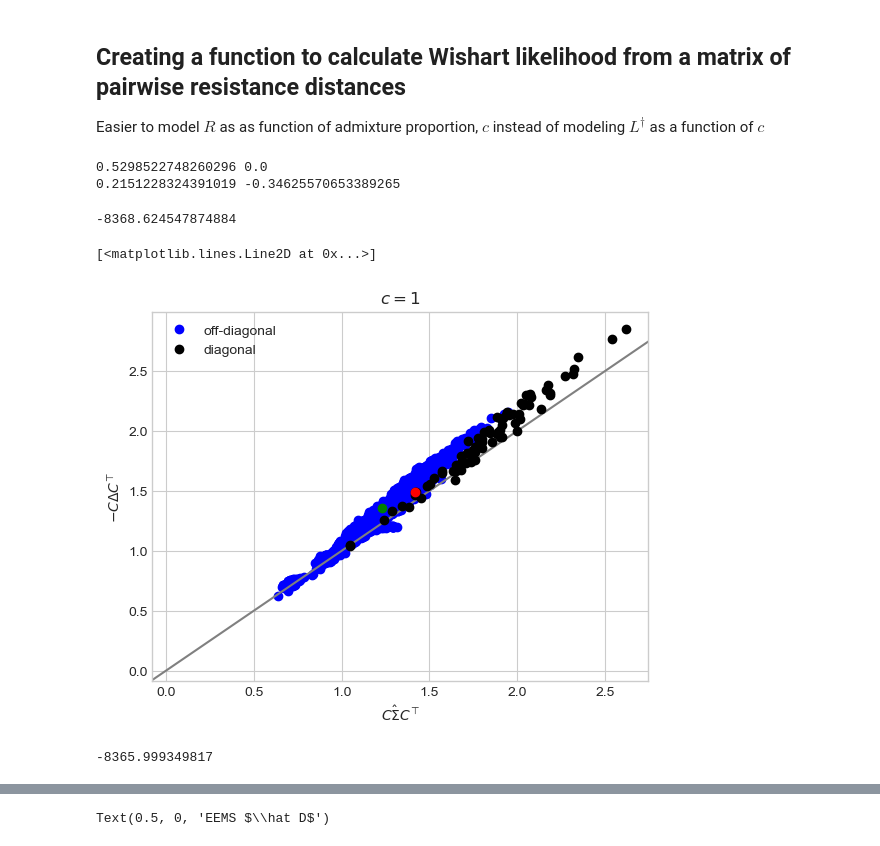
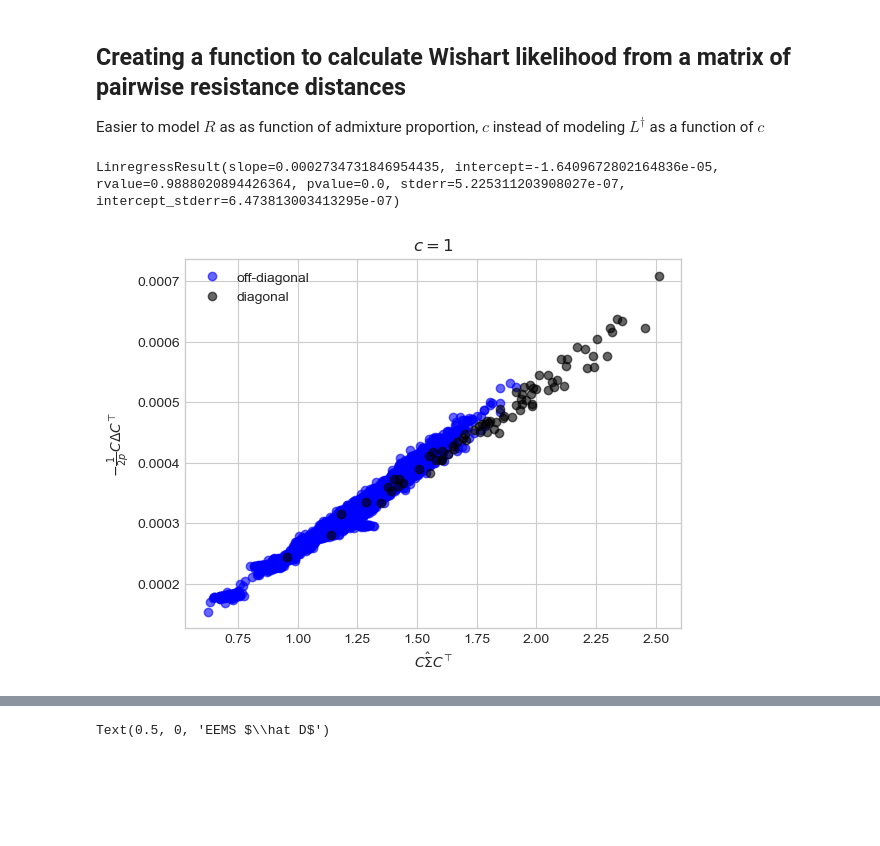
Before and after one commit to NovembreLab/feems, a Jupyter notebook: docs/notebooks/est-long-range.ipynb, the cells around one changed output, grey strips where cells are left out. Saved outputs shown, nothing was run; the diff lists cells and outputs as text; code cells hidden in the pictures; blank space fills up the shorter version.

```diff
--- a/docs/notebooks/est-long-range.ipynb
+++ b/docs/notebooks/est-long-range.ipynb
@@ -24,9 +24,8 @@ import scipy as sp
 
 # viz
 import matplotlib.pyplot as plt
-from matplotlib import gridspec
+import matplotlib as mpl
 import cartopy.crs as ccrs
-import matplotlib.colors as colors
 import seaborn as sns
 
 # feems
@@ -49,6 +48,7 @@ import allel
 plt.rcParams["font.family"] = "Arial"
 plt.rcParams["font.sans-serif"] = "Arial"
 plt.rcParams['axes.axisbelow'] = True
+plt.style.use('seaborn-whitegrid')
 # %% [output]
 The autoreload extension is already loaded. To reload it, use:
   %reload_ext autoreload
@@ -154,21 +59,22 @@ def get_FEEMS_demes_nll_w_c(sp_graph, obj, wt, q, lrn, c, df=100, sigstar=1):
 # %%
-c=0.7
-Rmat = -2*obj.Linv + np.reshape(np.diag(obj.Linv),(1,-1)).T @ np.ones((sp_graph.n_observed_nodes,1)).T + np.ones((sp_graph.n_observed_nodes,1)) @ np.reshape(np.diag(obj.Linv),(1,-1))
-resmat = Rmat + np.reshape(1/sp_graph.q,(1,-1)).T @ np.ones((sp_graph.n_observed_nodes,1)).T + np.ones((sp_graph.n_observed_nodes,1)) @ np.reshape(1/sp_graph.q,(1,-1)) - 2*np.diag(1/sp_graph.q)
-print(resmat[lrn[0][0],lrn[0][1]],resmat[lrn[0][1],lrn[0][1]])
-resmat[lrn[0][0],lrn[0][1]] = (0.5*c**2-1.5*c+1)*(Rmat[lrn[0][0],lrn[0][1]]) + (1+c)/sp_graph.q[lrn[0][0]] + (1-c)/sp_graph.q[lrn[0][1]]
-resmat[lrn[0][1],lrn[0][1]] = (-c**2+c)*(-2*obj.Linv[lrn[0][1],lrn[0][1]]) - (-c**2+2*c)/sp_graph.q[lrn[0][0]] - (-c**2+1)/sp_graph.q[lrn[0][1]] - 2/sp_graph.q[lrn[0][1]]
-# resmat[lrn[0][0],lrn[0][1]] = (0.5*c**2-1.5*c+1)*(-0.5*obj.Linv[lrn[0][0],lrn[0][1]]+0.25*obj.Linv[lrn[0][0],lrn[0][0]]+0.25*obj.Linv[lrn[0][1],lrn[0][1]]) - (1+c)/sp_graph.q[lrn[0][0]] - (1-c)/sp_graph.q[lrn[0][1]]
-print(resmat[lrn[0][0],lrn[0][1]],resmat[lrn[0][1],lrn[0][1]])
+def get_FEEMS_demes_ll_w_c(sp_graph, obj, wt, q, lrn, c, df=100, sigstar=1):
+    C = np.vstack((-np.ones(sp_graph.n_observed_nodes-1),np.eye(sp_graph.n_observed_nodes-1))).T
+
+    Rmat = -2*obj.Linv + np.reshape(np.diag(obj.Linv),(1,-1)).T @ np.ones((sp_graph.n_observed_nodes,1)).T + np.ones((sp_graph.n_observed_nodes,1)) @ np.reshape(np.diag(obj.Linv),(1,-1))
+    resmat = Rmat + np.reshape(1/sp_graph.q,(1,-1)).T @ np.ones((sp_graph.n_observed_nodes,1)).T + np.ones((sp_graph.n_observed_nodes,1)) @ np.reshape(1/sp_graph.q,(1,-1)) - 2*np.diag(1/sp_graph.q)
+
+    ## sd
+    # resmat[lrn[0][0],lrn[0][1]] = (2*c**2-6*c+4)*Rmat[lrn[0][0],lrn[0][1]] + (c**2-6*c+3)/sp_graph.q[lrn[0][0]] + (c**2+3)/sp_graph.q[lrn[0][1]]
+    resmat[lrn[0][0],lrn[0][1]] = (0.5*c**2-1.5*c+1)*Rmat[lrn[0][0],lrn[0][1]] + (1+c)/sp_graph.q[lrn[0][0]] + (1-c)/sp_graph.q[lrn[0][1]]
+    resmat[lrn[0][1],lrn[0][0]] = resmat[lrn[0][0],lrn[0][1]]
+
+    ## id
+    for i in set(range(sp_graph.n_observed_nodes))-set([lrn[0][0],lrn[0][1]]):
+        resmat[i,lrn[0][1]] = (1-c)*(Rmat[i,lrn[0][1]]) + c*Rmat[i,lrn[0][0]] + 0.5*(c**2-c)*Rmat[lrn[0][0],lrn[0][1]] + 1/sp_graph.q[i] + (1-c)/sp_graph.q[lrn[0][1]] + c/sp_graph.q[lrn[0][0]]
+        resmat[lrn[0][1],i] = resmat[i,lrn[0][1]]
+
+    return sp.stats.wishart.logpdf(2*C @ sp_graph.S @ C.T, df, -sigstar/df*C @ resmat @ C.T), sp.stats.linregress(np.ravel(2*C @ sp_graph.S @ C.T), np.ravel(-C @ resmat @ C.T))[2]**2
+    # return sp.stats.wishart.logpdf(-C @ resmat @ C.T, df, 2*C @ sp_graph.S @ C.T)
-# %% [output]
-0.5298522748260296 0.0
-0.2151228324391019 -0.34625570653389265
-# %%
--get_FEEMS_demes_nll_w_c(sp_graph, obj, sp_graph.w, sp_graph.q, [(23,56)], 0.95, df=100, sigstar=0.15)
-# for c in np.linspace(0,1,12):
-#     print(c,(0.5*c**2-1.5*c+1)*Rmat[lrn[0][0],lrn[0][1]], (1+c)/sp_graph.q[lrn[0][0]], (1-c)/sp_graph.q[lrn[0][1]])
-# %% [output]
--8368.624547874884
 # %%
 ## Look at how JtDobsJ is calculated in EEMS source code
 # np.matmul(sp_graph.n_samples_per_obs_node_permuted.reshape(1,-1),sp_graph.n_samples_per_obs_node_permuted.reshape(-1,1))
@@ -190,51 +94,49 @@ print(resmat[lrn[0][0],lrn[0][1]],resmat[lrn[0][1],lrn[0][1]])
 #     J[cnt:(cnt+sp_graph.n_samples_per_obs_node_permuted[o]+1),o] = 1
 #     cnt += sp_graph.n_samples_per_obs_node_permuted[o]
 
-# C = np.vstack((-np.ones(sp_graph.n_observed_nodes-1),np.eye(sp_graph.n_observed_nodes-1))).T
+C = np.vstack((-np.ones(sp_graph.n_observed_nodes-1),np.eye(sp_graph.n_observed_nodes-1))).T
 
 # Pairs = sp_graph.n_samples_per_obs_node_permuted.reshape(-1,1,) @ sp_graph.n_samples_per_obs_node_permuted.reshape(1,-1) - np.diag(sp_graph.n_samples_per_obs_node_permuted)
 # Dstar = squareform(pdist(J.T@sp_graph.genotypes,"sqeuclidean"))/1500/Pairs#J.T@(squareform(pdist(gen_test_1e,"sqeuclidean"))/gen_test_1e.shape[1])@J/Pairs
 # Dstar = squareform(pdist(sp_graph.frequencies*np.sqrt(sp_graph.mu*(1-sp_graph.mu)),"sqeuclidean"))/1500 ## this does not give us good results (needs to be 'scaled' by SNP factor)
-# Dstar = squareform(pdist(sp_graph.frequencies,"sqeuclidean"))/1500
+Dstar = squareform(pdist(sp_graph.frequencies,"sqeuclidean"))/1500
 # resmat = -2*obj.Linv- np.reshape(1/sp_graph.q,(1,-1)).T @ np.ones((sp_graph.n_observed_nodes,1)).T - np.ones((sp_graph.n_observed_nodes,1)) @ np.reshape(1/sp_graph.q,(1,-1)) #np.zeros_like(obj.Linv)
 # resmat = -2*obj.Linv-2*np.diag(1/sp_graph.q)
 # resmat = resmat - np.diag(resmat)
 # for i in range(obj.Linv.shape[0]):
 #     for j in range(i,obj.Linv.shape[0]):
 #         resmat[i,j] = -2*obj.Linv[i,j] + Linv[i,i] + Linv[j,j] #+ sp_graph.q[i] + sp_graph.q[j]
 #         resmat[j,i] = resmat[i,j]
 #         if i==j:
 #             resmat[i,i] -= 2/sp_graph.q[i]
 Rmat = -2*obj.Linv + np.reshape(np.diag(obj.Linv),(1,-1)).T @ np.ones((sp_graph.n_observed_nodes,1)).T + np.ones((sp_graph.n_observed_nodes,1)) @ np.reshape(np.diag(obj.Linv),(1,-1))
 resmat = Rmat + np.reshape(1/sp_graph.q,(1,-1)).T @ np.ones((sp_graph.n_observed_nodes,1)).T +  np.ones((sp_graph.n_observed_nodes,1)) @ np.reshape(1/sp_graph.q,(1,-1)) - 2*np.diag(1/sp_graph.q)
 c = 1
 resmat[lrn[0][0],lrn[0][1]] = (0.5*c**2-1.5*c+1)*Rmat[lrn[0][0],lrn[0][1]] + (1+c)/sp_graph.q[lrn[0][0]] + (1-c)/sp_graph.q[lrn[0][1]]
 resmat[lrn[0][1],lrn[0][0]] = resmat[lrn[0][0],lrn[0][1]]
 for i in set(range(sp_graph.n_observed_nodes))-set([lrn[0][0],lrn[0][1]]):
     resmat[i,lrn[0][1]] = (1-c)*(Rmat[i,lrn[0][1]]) + c*Rmat[i,lrn[0][0]] + 0.5*(c**2-c)*Rmat[lrn[0][0],lrn[0][1]] + 1/sp_graph.q[i] + (1-c)/sp_graph.q[lrn[0][1]] + c/sp_graph.q[lrn[0][0]]
     resmat[lrn[0][1],i] = resmat[i,lrn[0][1]]
 # plt.imshow(-C@Dstar@C.T); plt.colorbar(); plt.title(r'$-CDC^\top$'); plt.show()
 # plt.imshow(-0.5*resmat,); plt.colorbar(); plt.title(r'$\Delta $')
 # np.diag(C@resmat@C.T), sp_graph.q
 
-# print(sp.stats.linregress(np.ravel(2*C@sp_graph.S@C.T),np.ravel(-C@resmat@C.T)))
-plt.plot((2*C@sp_graph.S@C.T)[np.tril_indices(sp_graph.n_observed_nodes-1,-1)],(-C@resmat@C.T)[np.tril_indices(sp_graph.n_observed_nodes-1,-1)],'bo',label='off-diagonal'); plt.xlabel(r'$C\hat \Sigma C^\top$'); plt.ylabel(r'$-C\Delta C^\top$'); plt.axline((0.05,0.05),slope=1,color='grey')
-plt.plot(np.diag(2*C@sp_graph.S@C.T),np.diag(-C@resmat@C.T),'ko',label='diagonal'); plt.legend(); plt.title(r'$c={}$'.format(c)); #plt.show()
-plt.plot((2*C@sp_graph.S@C.T)[55,55],(-C@resmat@C.T)[55,55],'ro',); plt.plot((2*C@sp_graph.S@C.T)[22,55],(-C@resmat@C.T)[22,55],'go',)
+print(sp.stats.linregress(np.ravel(2*C@sp_graph.S@C.T),np.ravel(-0.5/2000*C@resmat@C.T)))
+plt.plot((2*C@sp_graph.S@C.T)[np.tril_indices(sp_graph.n_observed_nodes-1,-1)],(-0.5/2000*C@resmat@C.T)[np.tril_indices(sp_graph.n_observed_nodes-1,-1)],'bo',label='off-diagonal',alpha=0.6); plt.xlabel(r'$C\hat \Sigma C^\top$'); plt.ylabel(r'$-\frac{1}{2p}C\Delta C^\top$'); #plt.axline((0.05,0.05),slope=1,color='grey')
+plt.plot(np.diag(2*C@sp_graph.S@C.T),np.diag(-0.5/2000*C@resmat@C.T),'ko',label='diagonal',alpha=0.6); plt.title(r'$c={}$'.format(c,0.975)); plt.legend();
+# plt.imshow(2*C@sp_graph.S@C.T,cmap='Greys',); plt.colorbar(); plt.title('observed covariance matrix'); plt.show()
+# plt.imshow(-C@resmat@C.T,cmap='Greys'); plt.title(r'$c=1.$'); plt.colorbar()
+# plt.plot((2*C@sp_graph.S@C.T)[:,55],(-C@resmat@C.T)[:,55],'g+',label='id'); plt.plot((2*C@sp_graph.S@C.T)[55,55],(-C@resmat@C.T)[55,55],'rx',label='dd');
 
 # print(sp.stats.linregress(np.ravel(C@Dstar@C.T),np.ravel(C@resmat@C.T)))
 # plt.plot((-C@Dstar@C.T)[np.tril_indices(sp_graph.n_observed_nodes-1,-1)],(-C@resmat@C.T)[np.tril_indices(sp_graph.n_observed_nodes-1,-1)],'bo',label='off-diagonal'); plt.xlabel(r'$-C D C^\top$'); plt.ylabel(r'$-C\Delta C^\top$'); plt.axline((0,0),slope=1,color='grey');
 # plt.plot(np.diag(-C@Dstar@C.T),np.diag(-C@resmat@C.T),'ko',label='diagonal'); plt.legend(); plt.show()
 
 # np.diag(-C@Dstar@C.T), np.diag(-C@(resmat-np.diag(sp_graph.q))@C.T)
 # plt.plot((-C@Dstar@C.T)[np.tril_indices(15,-1)],(-0.1*C@(resmat-np.diag(sp_graph.q))@C.T)[np.tril_indices(15,-1)],'bo',label='off-diagonal'); plt.xlabel(r'$-CDC^\top$'); plt.ylabel(r'$-\frac{\sigma^2}{\nu}C\Delta C^\top$'); plt.legend(); plt.axline((0,0),slope=1,color='grey')
 # np.diag(sp_graph.S), sp_graph.q
 # print(sp.stats.linregress(np.ravel(-0.5*C@Dstar@C.T),np.ravel(C@np.linalg.inv(obj.inv_cov)@C.T)))
 # plt.plot((C@sp_graph.S@C.T)[np.tril_indices(79,-1)],(C@np.linalg.inv(obj.inv_cov)@C.T)[np.tril_indices(79,-1)],'bo',label='off-diagonal'); plt.plot(np.diag(C@sp_graph.S@C.T),np.diag(C@np.linalg.inv(obj.inv_cov)@C.T),'ko',label='diagonal'); plt.xlabel(r'$C\hat \Sigma C^\top$'); plt.ylabel(r'$C X_{cov} C^\top$'); plt.legend(); plt.axline((0,0),slope=1,color='grey'); plt.show()
 # %% [output]
-[<matplotlib.lines.Line2D at 0x...>]
+LinregressResult(slope=0.0002734731846954435, intercept=-1.6409672802164836e-05, rvalue=0.9888020894426364, pvalue=0.0, stderr=5.225311203908027e-07, intercept_stderr=6.473813003413295e-07)
-[figure, old version]
+[figure, new version]
-# %%
--get_FEEMS_demes_nll_w_c(sp_graph, obj, sp_graph.w, sp_graph.q, [(23,56)], 1, df=100, sigstar=0.15)
-# %% [output]
--8365.999349817
```
Also changed, not shown: parts of 17 cells of this notebook, 1 other file.
